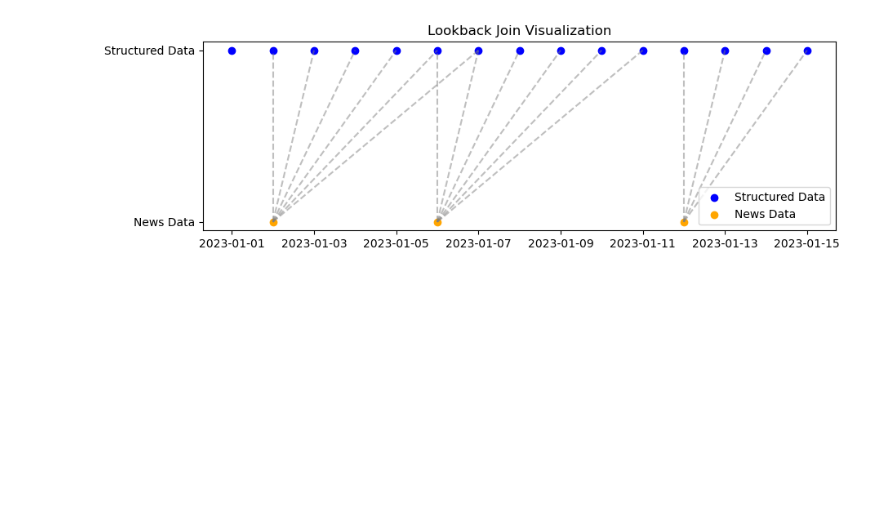
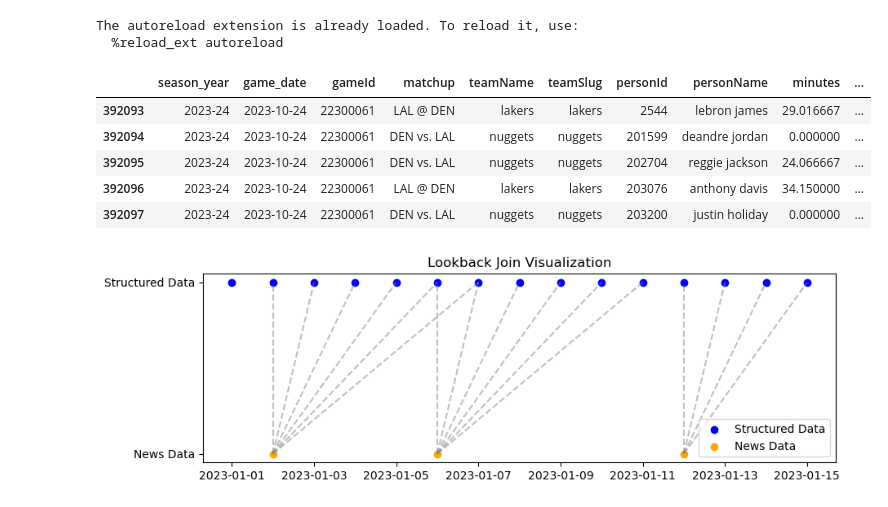
Before and after one commit to patcao/FantasyPodcastInsights, a Jupyter notebook: notebooks/Untitled.ipynb, the cells around one changed output. Cells and saved outputs as stored; diff of their text form; code cells hidden in the pictures; blank space fills up the shorter version.

```diff
--- a/notebooks/Untitled.ipynb
+++ b/notebooks/Untitled.ipynb
@@ -1,3 +1,48 @@
+# %%
+%load_ext autoreload
+%autoreload 2
+
+import os
+import re
+import sys
+
+sys.path.append(os.path.abspath("../"))
+
+
+import faiss
+import numpy as np
+import pandas as pd
+from dotenv import load_dotenv
+from langchain.chat_models import ChatOpenAI
+from langchain.embeddings import OpenAIEmbeddings
+from langchain.llms import OpenAI
+from langchain.text_splitter import RecursiveCharacterTextSplitter
+from src.model_xg import train_and_plot
+from src.utils import compute_auc_roc
+
+pd.set_option("display.max_columns", 100)
+pd.set_option("display.width", 1000)
+pd.set_option("display.max_rows", 400)
+
+
+load_dotenv()
+
+
+from src.data_utils import PodcastContainer, load_clean_scores
+from src.player_utils import PlayerUtil
+from src.utils import get_repo_root
+
+scores = load_clean_scores(["2023-24"])
+scores.head(5)
+# %% [output]
+The autoreload extension is already loaded. To reload it, use:
+  %reload_ext autoreload
+|  | season_year | game_date | gameId | matchup | teamName | teamSlug | personId | personName | minutes | ... |
+| 392093 | 2023-24 | 2023-10-24 | 22300061 | LAL @ DEN | lakers | lakers | 2544 | lebron james | 29.016667 | ... |
+| 392094 | 2023-24 | 2023-10-24 | 22300061 | DEN vs. LAL | nuggets | nuggets | 201599 | deandre jordan | 0.000000 | ... |
+| 392095 | 2023-24 | 2023-10-24 | 22300061 | DEN vs. LAL | nuggets | nuggets | 202704 | reggie jackson | 24.066667 | ... |
+| 392096 | 2023-24 | 2023-10-24 | 22300061 | LAL @ DEN | lakers | lakers | 203076 | anthony davis | 34.150000 | ... |
+| 392097 | 2023-24 | 2023-10-24 | 22300061 | DEN vs. LAL | nuggets | nuggets | 203200 | justin holiday | 0.000000 | ... |
 # %%
 import matplotlib.pyplot as plt
 import pandas as pd
```
Also changed, not shown: 17 other files.
